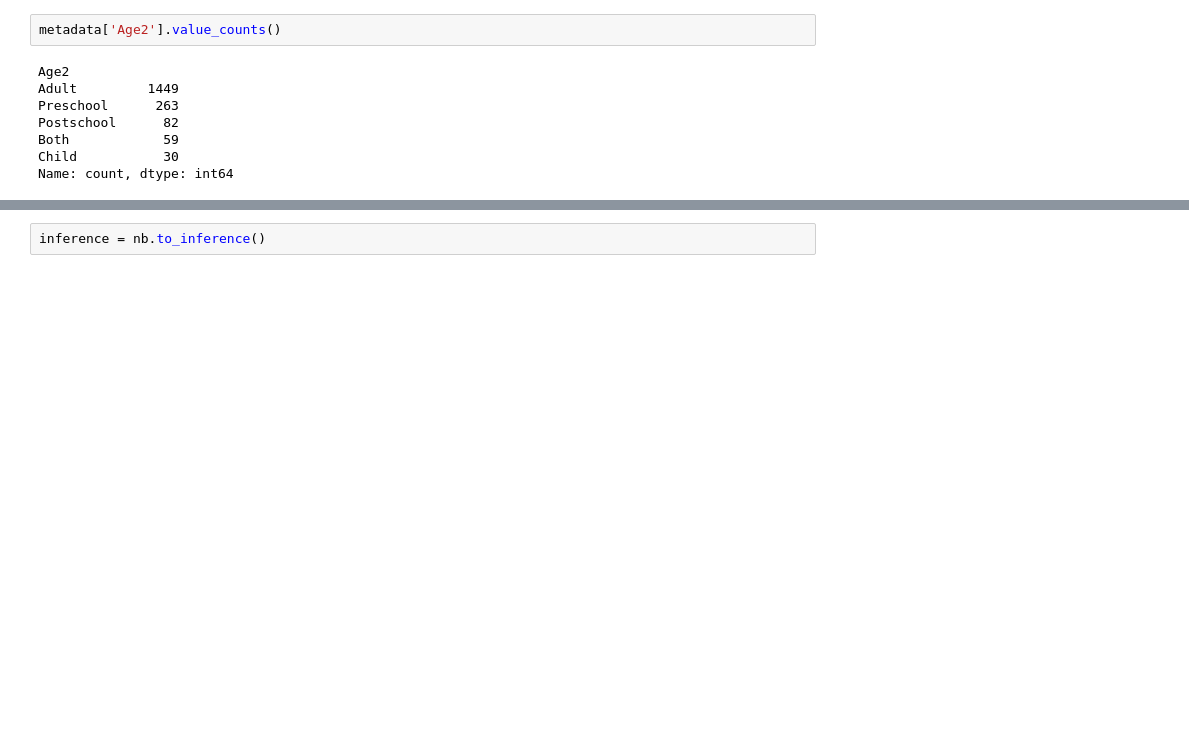
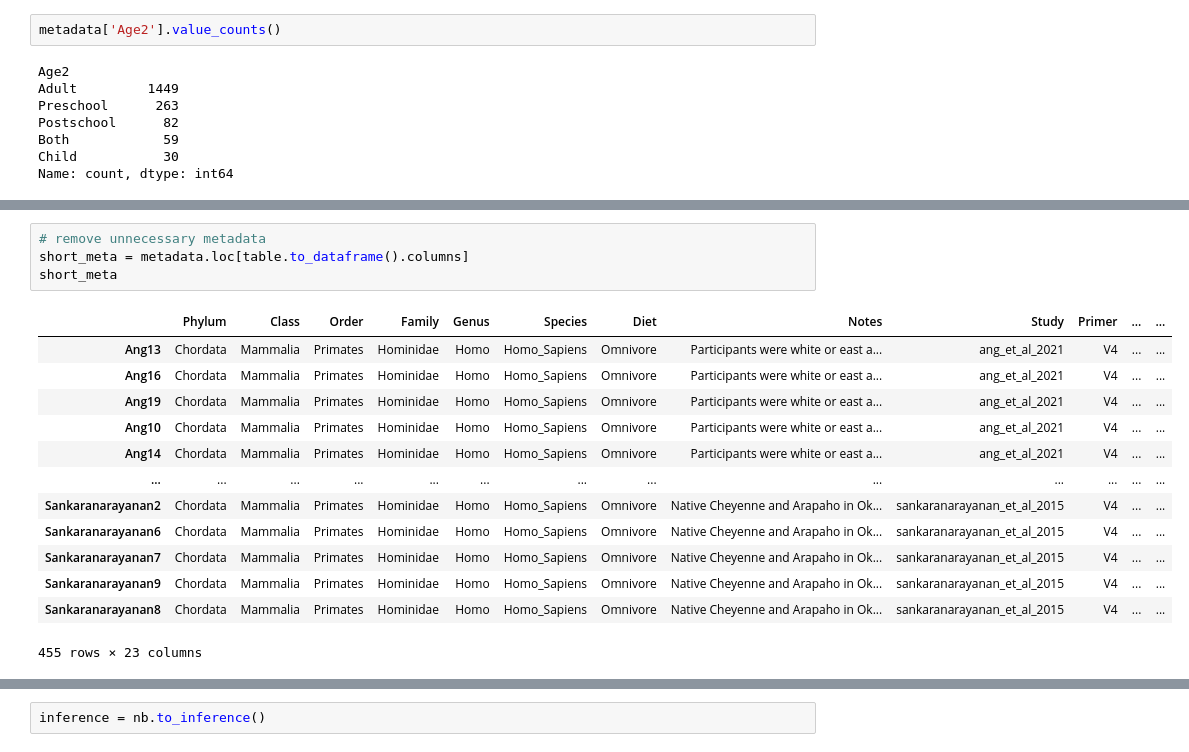
Before and after one commit to nzhang20/Causal-Discovery-on-Gut-Microbial-Data-for-Disease-Risk-Prediction, a Jupyter notebook: notebooks/birdman.ipynb, the cells around one changed output, grey strips where cells are left out. Drawn from its saved outputs; the diff is of its cells as text; blank space fills up the shorter version.

```diff
--- a/notebooks/birdman.ipynb
+++ b/notebooks/birdman.ipynb
@@ -215,0 +242,18 @@ table_filt
+# %%
+# remove unnecessary metadata
+short_meta = metadata.loc[table.to_dataframe().columns]
+short_meta
+# %% [output]
+|  | Phylum | Class | Order | Family | Genus | Species | Diet | Notes | Study | Primer | ... | ... |
+| Ang13 | Chordata | Mammalia | Primates | Hominidae | Homo | Homo_Sapiens | Omnivore | Participants were white or east a... | ang_et_al_2021 | V4 | ... | ... |
+| Ang16 | Chordata | Mammalia | Primates | Hominidae | Homo | Homo_Sapiens | Omnivore | Participants were white or east a... | ang_et_al_2021 | V4 | ... | ... |
+| Ang19 | Chordata | Mammalia | Primates | Hominidae | Homo | Homo_Sapiens | Omnivore | Participants were white or east a... | ang_et_al_2021 | V4 | ... | ... |
+| Ang10 | Chordata | Mammalia | Primates | Hominidae | Homo | Homo_Sapiens | Omnivore | Participants were white or east a... | ang_et_al_2021 | V4 | ... | ... |
+| Ang14 | Chordata | Mammalia | Primates | Hominidae | Homo | Homo_Sapiens | Omnivore | Participants were white or east a... | ang_et_al_2021 | V4 | ... | ... |
+| ... | ... | ... | ... | ... | ... | ... | ... | ... | ... | ... | ... | ... |
+| Sankaranarayanan2 | Chordata | Mammalia | Primates | Hominidae | Homo | Homo_Sapiens | Omnivore | Native Cheyenne and Arapaho in Ok... | sankaranarayanan_et_al_2015 | V4 | ... | ... |
+| Sankaranarayanan6 | Chordata | Mammalia | Primates | Hominidae | Homo | Homo_Sapiens | Omnivore | Native Cheyenne and Arapaho in Ok... | sankaranarayanan_et_al_2015 | V4 | ... | ... |
+| Sankaranarayanan7 | Chordata | Mammalia | Primates | Hominidae | Homo | Homo_Sapiens | Omnivore | Native Cheyenne and Arapaho in Ok... | sankaranarayanan_et_al_2015 | V4 | ... | ... |
+| Sankaranarayanan9 | Chordata | Mammalia | Primates | Hominidae | Homo | Homo_Sapiens | Omnivore | Native Cheyenne and Arapaho in Ok... | sankaranarayanan_et_al_2015 | V4 | ... | ... |
+| Sankaranarayanan8 | Chordata | Mammalia | Primates | Hominidae | Homo | Homo_Sapiens | Omnivore | Native Cheyenne and Arapaho in Ok... | sankaranarayanan_et_al_2015 | V4 | ... | ... |
+455 rows × 23 columns
```
Also changed, not shown: parts of 10 cells of this notebook.
